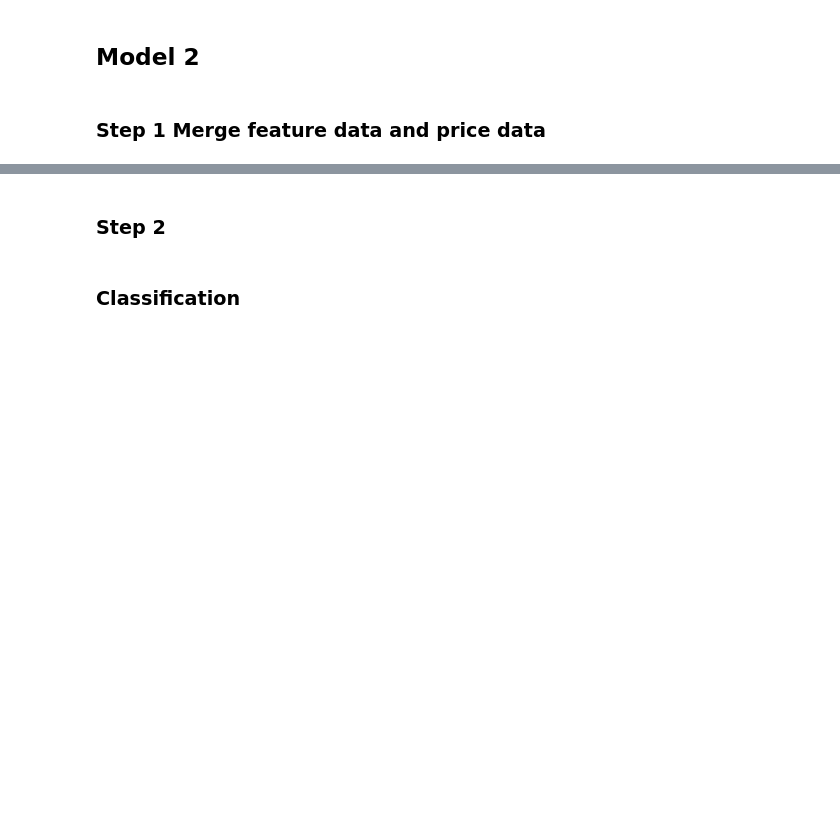
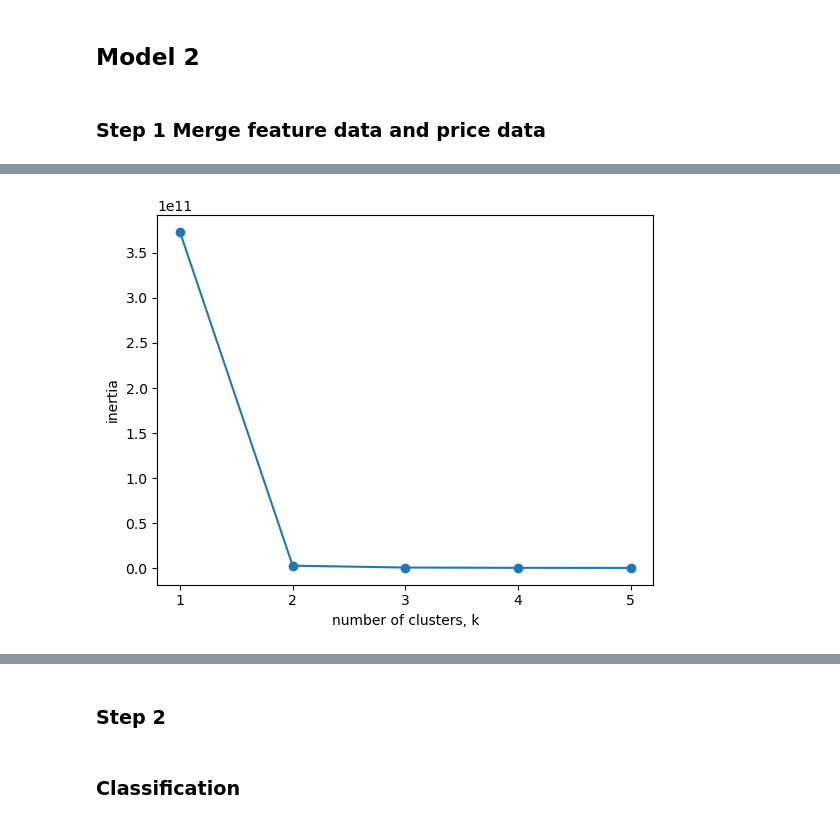
Before and after one commit to dzzz707/46765-ml-for-energy-systems, a Jupyter notebook: assignment1/model2.ipynb, the cells around one changed output, grey strips where cells are left out. Drawn from its saved outputs; the diff is of its cells as text; code cells hidden in the pictures; blank space fills up the shorter version.

Commit message:
start clustering

```diff
--- a/assignment1/model2.ipynb
+++ b/assignment1/model2.ipynb
@@ -48,0 +116,18 @@ merged_df.to_csv(output_path, index=False)
+# %%
+ks = range(1, 6)
+inertias = []
+for k in ks:
+    # Create a KMeans instance with k clusters: model
+    model = KMeans(n_clusters=k,n_init='auto').fit(target_values_df)
+    model.fit(target_values_df)
+    # Append the inertia to the list of inertias
+    inertias.append(model.inertia_)
+
+# Plot ks vs inertias
+plt.plot(ks, inertias, '-o')
+plt.xlabel('number of clusters, k')
+plt.ylabel('inertia')
+plt.xticks(ks)
+plt.show()
+# %% [output]
+[figure, added]
```
Also changed, not shown: parts of 16 cells of this notebook.
